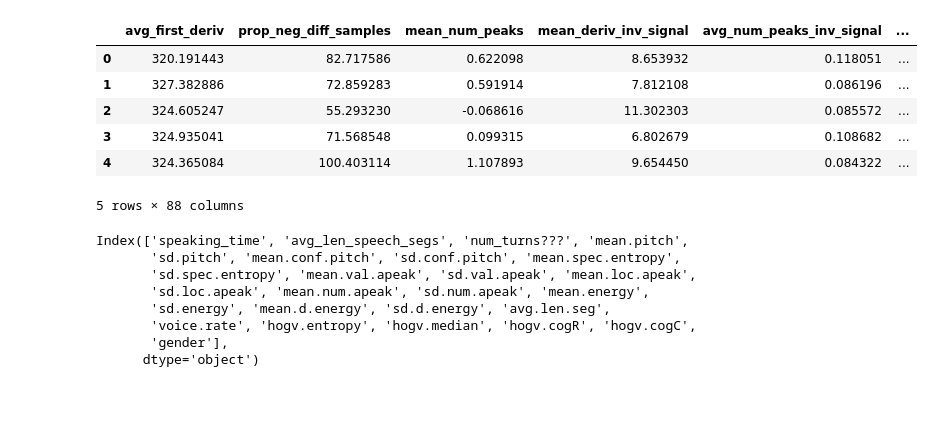
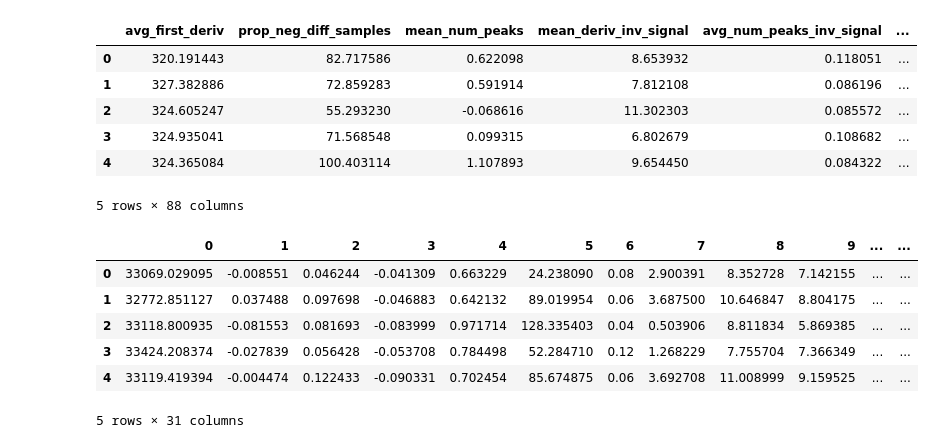
Before and after one commit to kroglkt/CogSci2, a Jupyter notebook: Reading Data.ipynb, the cells around one changed output. Cells and saved outputs as stored; diff of their text form; code cells hidden in the pictures; blank space fills up the shorter version.

Commit message:
Reading data

```diff
--- a/Reading Data.ipynb
+++ b/Reading Data.ipynb
@@ -82,14 +82,31 @@ EEG_feats[0].head()
 | 3 | 324.935041 | 71.568548 | 0.099315 | 6.802679 | 0.108682 | ... |
 | 4 | 324.365084 | 100.403114 | 1.107893 | 9.654450 | 0.084322 | ... |
 5 rows × 88 columns
-# %%
-inputs.keys()
-# %% [output]
-Index(['speaking_time', 'avg_len_speech_segs', 'num_turns???', 'mean.pitch',
-       'sd.pitch', 'mean.conf.pitch', 'sd.conf.pitch', 'mean.spec.entropy',
-       'sd.spec.entropy', 'mean.val.apeak', 'sd.val.apeak', 'mean.loc.apeak',
-       'sd.loc.apeak', 'mean.num.apeak', 'sd.num.apeak', 'mean.energy',
-       'sd.energy', 'mean.d.energy', 'sd.d.energy', 'avg.len.seg',
-       'voice.rate', 'hogv.entropy', 'hogv.median', 'hogv.cogR', 'hogv.cogC',
-       'gender'],
-      dtype='object')
+# %%
+GSR = loadmat('data/Dt_GSRFeatures.mat')
+GSR_feats_mat = GSR['GSRFeatures_58']
+GSR_fails_mat = GSR['GSRFailures_58']
+
+GSR_cols = ['mean_resistance',
+            'mean_derivative',
+            'mean_differential_neg_values',
+            'proportion_neg_derivative_samples',
+            'num_local_signal_minima',
+            'avg_rising_time',
+            'spectral_power_Hz',
+            'zero_crossing_slow',
+            'zero_crossing_very_slow',
+            'mean_scsr',
+            'scvsr_peak_mag']
+
+
+GSR_feats = unfold_mat(GSR_feats_mat[0])
+GSR_feats[0].head()
+# %% [output]
+|  | 0 | 1 | 2 | 3 | 4 | 5 | 6 | 7 | 8 | 9 | ... | ... |
+| 0 | 33069.029095 | -0.008551 | 0.046244 | -0.041309 | 0.663229 | 24.238090 | 0.08 | 2.900391 | 8.352728 | 7.142155 | ... | ... |
+| 1 | 32772.851127 | 0.037488 | 0.097698 | -0.046883 | 0.642132 | 89.019954 | 0.06 | 3.687500 | 10.646847 | 8.804175 | ... | ... |
+| 2 | 33118.800935 | -0.081553 | 0.081693 | -0.083999 | 0.971714 | 128.335403 | 0.04 | 0.503906 | 8.811834 | 5.869385 | ... | ... |
+| 3 | 33424.208374 | -0.027839 | 0.056428 | -0.053708 | 0.784498 | 52.284710 | 0.12 | 1.268229 | 7.755704 | 7.366349 | ... | ... |
+| 4 | 33119.419394 | -0.004474 | 0.122433 | -0.090331 | 0.702454 | 85.674875 | 0.06 | 3.692708 | 11.008999 | 9.159525 | ... | ... |
+5 rows × 31 columns
```
Also changed, not shown: parts of 2 cells of this notebook.
